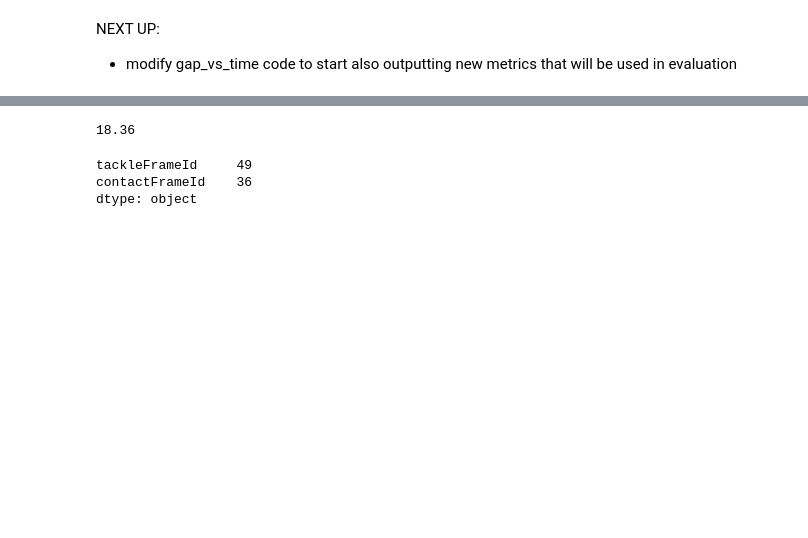
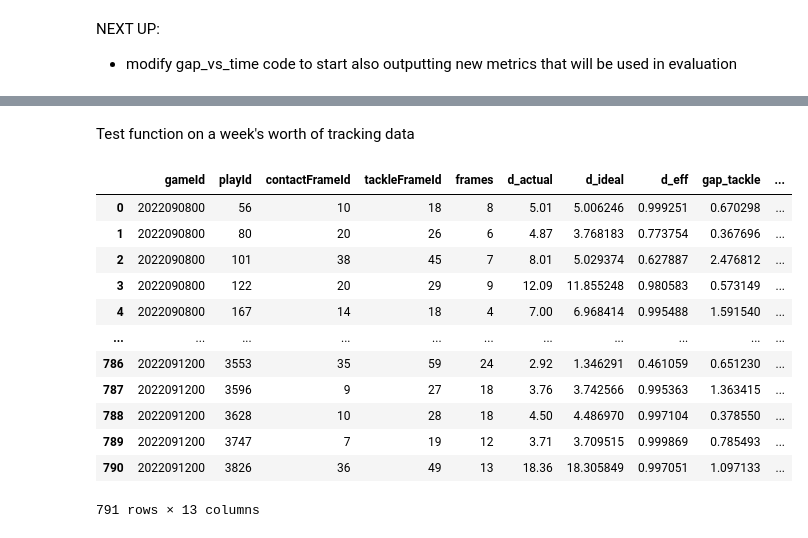
Before and after one commit to pschlais/kaggle_nfl_bdb_2024, a Jupyter notebook: exploration_tackle_events.ipynb, the cells around one changed output, grey strips where cells are left out. Drawn from its saved outputs; the diff is of its cells as text; code cells hidden in the pictures; blank space fills up the shorter version.

Commit message:
updated save after workflow commit

```diff
--- a/exploration_tackle_events.ipynb
+++ b/exploration_tackle_events.ipynb
@@ -906,10 +977,58 @@ dtype: float64
-# %%
-x.dis_t.loc[(x.frameId > 6) & (x.frameId <= 36)].sum()
-# %% [output]
-18.36
-# %%
-get_tackle_window_data(x)
-# %% [output]
-tackleFrameId     49
-contactFrameId    36
-dtype: object
+# %% [markdown]
+Test function on a week's worth of tracking data
+# %%
+# test on a week's worth of tracking data
+# does play contain tackle
+playtackle_df = track_df.groupby(['gameId','playId']).apply(play_contains_tackle).reset_index(name='tackle_flag')
+# does play contain qb slide
+playqbslide_df = track_df.groupby(['gameId','playId']).apply(play_contains_qb_slide).reset_index(name='qbslide_flag')
+
+df = (
+    # attach tackle flag
+    nflutil.transform_tracking_data(track_df)
+    .merge(
+        playtackle_df,
+        how='inner',
+        on=['gameId','playId']
+    )
+    # attach qb slide flag
+    .merge(
+        playqbslide_df,
+        how='inner',
+        on=['gameId','playId']
+    )
+    # filter out plays with a qb slide
+    .query('tackle_flag==True & qbslide_flag==False')
+    # join with tackle data for solo tackle plays
+    .merge(
+        tackle_df.groupby(['gameId','playId']).sum().query('tackle==1 & assist==0').reset_index()[['gameId','playId']],
+        how='inner',
+        on=['gameId','playId']
+    )
+    # # attach tracking data back onto plays after filter
+    # .merge(
+    #     track_df,
+    #     how='inner',
+    #     on=['gameId','playId']
+    # )
+    # calculate gap info
+    .groupby(['gameId','playId'])
+    .apply(get_tackle_metrics, play_df, tackle_df, player_df)
+    .reset_index()
+)
+
+df
+# %% [output]
+|  | gameId | playId | contactFrameId | tackleFrameId | frames | d_actual | d_ideal | d_eff | gap_tackle | ... |
+| 0 | 2022090800 | 56 | 10 | 18 | 8 | 5.01 | 5.006246 | 0.999251 | 0.670298 | ... |
+| 1 | 2022090800 | 80 | 20 | 26 | 6 | 4.87 | 3.768183 | 0.773754 | 0.367696 | ... |
+| 2 | 2022090800 | 101 | 38 | 45 | 7 | 8.01 | 5.029374 | 0.627887 | 2.476812 | ... |
+| 3 | 2022090800 | 122 | 20 | 29 | 9 | 12.09 | 11.855248 | 0.980583 | 0.573149 | ... |
+| 4 | 2022090800 | 167 | 14 | 18 | 4 | 7.00 | 6.968414 | 0.995488 | 1.591540 | ... |
+| ... | ... | ... | ... | ... | ... | ... | ... | ... | ... | ... |
+| 786 | 2022091200 | 3553 | 35 | 59 | 24 | 2.92 | 1.346291 | 0.461059 | 0.651230 | ... |
+| 787 | 2022091200 | 3596 | 9 | 27 | 18 | 3.76 | 3.742566 | 0.995363 | 1.363415 | ... |
+| 788 | 2022091200 | 3628 | 10 | 28 | 18 | 4.50 | 4.486970 | 0.997104 | 0.378550 | ... |
+| 789 | 2022091200 | 3747 | 7 | 19 | 12 | 3.71 | 3.709515 | 0.999869 | 0.785493 | ... |
+| 790 | 2022091200 | 3826 | 36 | 49 | 13 | 18.36 | 18.305849 | 0.997051 | 1.097133 | ... |
+791 rows × 13 columns
```
Also changed, not shown: parts of 5 cells of this notebook, 1 other file.
